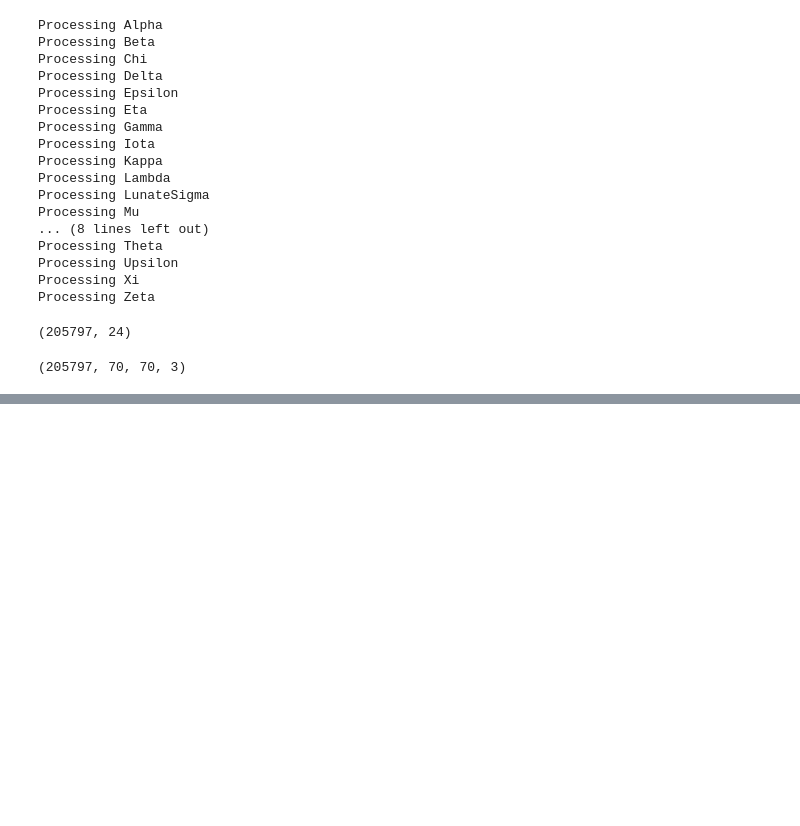
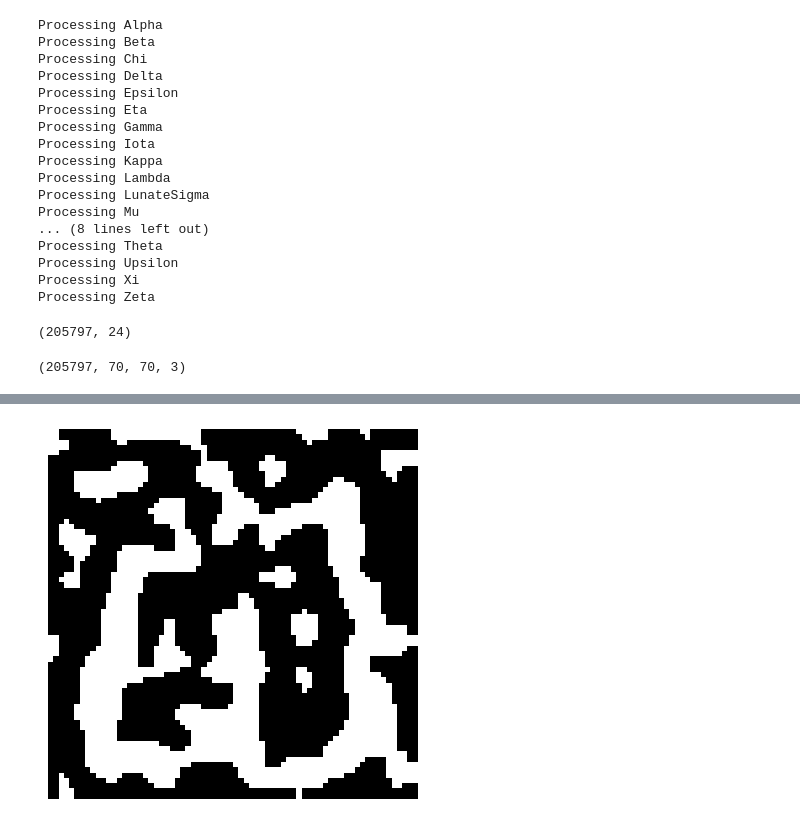
Before and after one commit to Wishmitha/Vesuvius, a Jupyter notebook: alpub_autoencoder/alpub_image_processor.ipynb, the cells around one changed output, grey strips where cells are left out. Saved outputs shown, nothing was run; the diff lists cells and outputs as text; code cells hidden in the pictures; blank space fills up the shorter version.

```diff
--- a/alpub_autoencoder/alpub_image_processor.ipynb
+++ b/alpub_autoencoder/alpub_image_processor.ipynb
@@ -86,0 +96,16 @@ plt.show()
+# %%
+# Define the structuring element for erosion and dilation
+kernel = np.ones((3, 3), np.uint8)
+
+# Perform dilation
+seg_image = cv2.dilate(adapt_thresholded_image, kernel, iterations=1)
+
+# Perform erosion
+seg_image = cv2.erode(seg_image, kernel, iterations=1)
+
+# Display the segmented image
+plt.imshow(seg_image, cmap="gray")
+plt.axis("off")
+plt.show()
+# %% [output]
+[figure, added]
```
Also changed, not shown: parts of 11 cells of this notebook.
